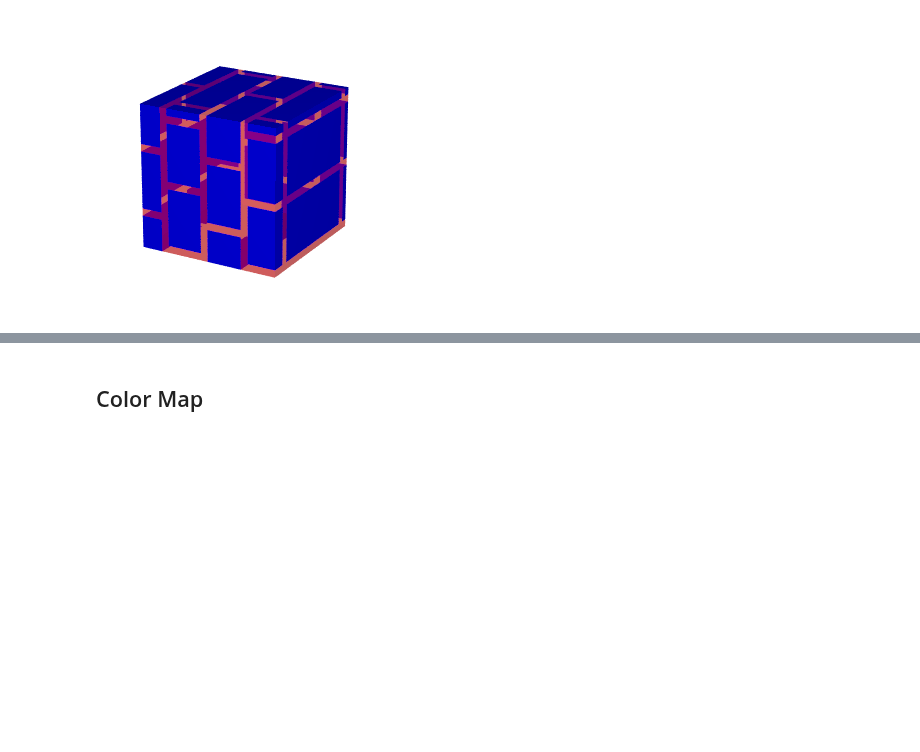
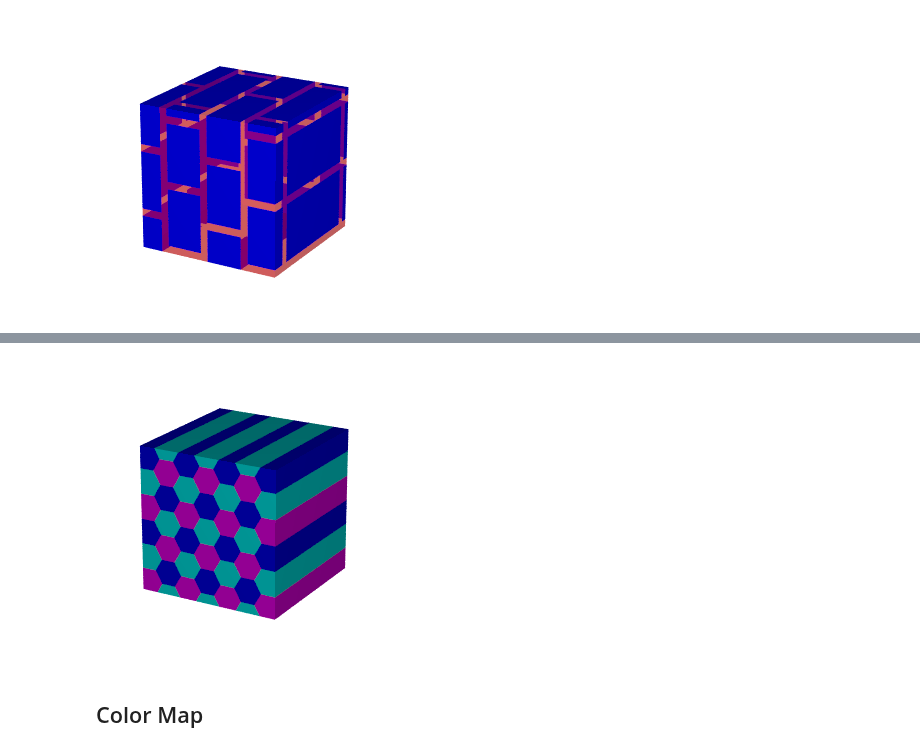
Before and after one commit to daizutabi/fdray, a Jupyter notebook: docs/notebooks/texture/pigment.ipynb, the cells around one changed output, grey strips where cells are left out. Drawn from its saved outputs; the diff is of its cells as text; code cells hidden in the pictures; blank space fills up the shorter version.

```diff
--- a/docs/notebooks/texture/pigment.ipynb
+++ b/docs/notebooks/texture/pigment.ipynb
@@ -23,3 +27,16 @@ render(Pigment("brick", Color("red", 0.4), Color("blue")).scale(0.2))
+# %%
+render(
+    Pigment(
+        "hexagon",
+        Color("teal"),
+        Color("navy"),
+        Color("purple"),
+    )
+    .scale(0.2)
+    .rotate("90*z"),
+)
+# %% [output]
+[figure, added]
 # %% [markdown]
 ## Color Map
 # %%
```
Also changed, not shown: parts of 1 cell of this notebook.
